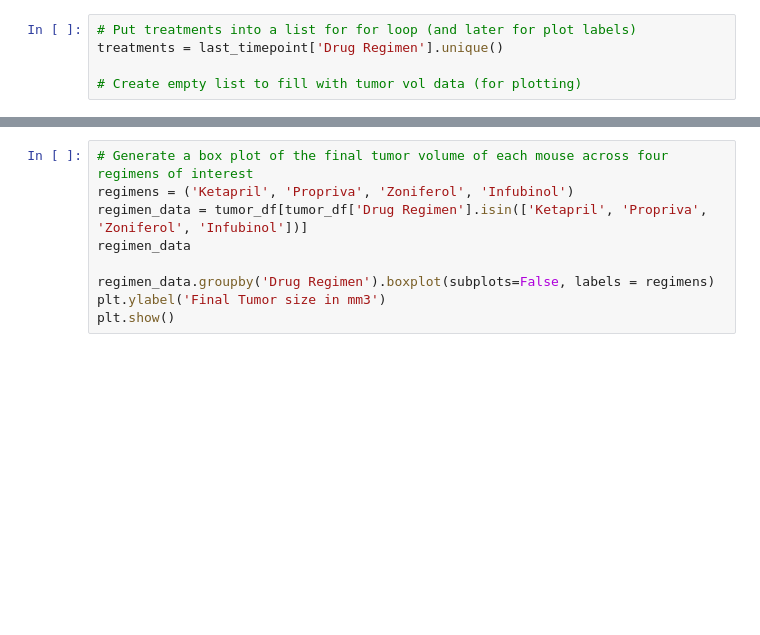
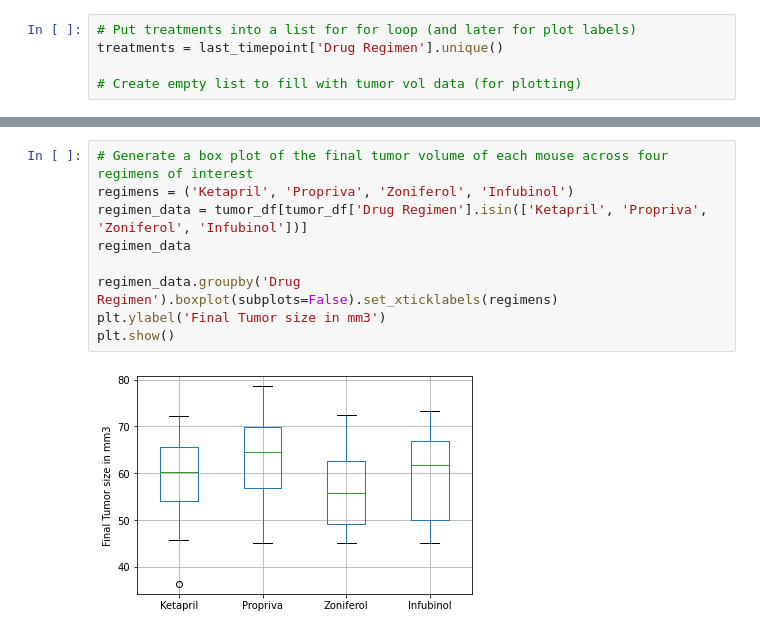
Before and after one commit to emedina2/Matplotlib_Homework, a Jupyter notebook: 02-Homework/05-Matplotlib/Instructions/Pymaceuticals/Pymaceuticals.ipynb, the cells around one changed output, grey strips where cells are left out. Cells and saved outputs as stored; diff of their text form; blank space fills up the shorter version.

```diff
--- a/02-Homework/05-Matplotlib/Instructions/Pymaceuticals/Pymaceuticals.ipynb
+++ b/02-Homework/05-Matplotlib/Instructions/Pymaceuticals/Pymaceuticals.ipynb
@@ -130,12 +239,14 @@ print(f' The outliers are mouse {outliers}.')
 # %%
 # Generate a box plot of the final tumor volume of each mouse across four regimens of interest
 regimens = ('Ketapril', 'Propriva', 'Zoniferol', 'Infubinol')
 regimen_data = tumor_df[tumor_df['Drug Regimen'].isin(['Ketapril', 'Propriva', 'Zoniferol', 'Infubinol'])]
 regimen_data
 
-regimen_data.groupby('Drug Regimen').boxplot(subplots=False, labels = regimens)
+regimen_data.groupby('Drug Regimen').boxplot(subplots=False).set_xticklabels(regimens)
 plt.ylabel('Final Tumor size in mm3')
 plt.show()
+# %% [output]
+[figure, added]
 # %%
 # Generate a line plot of tumor volume vs. time point for a mouse treated with Capomulin
 Capomulin = last_timepoint[last_timepoint['Drug Regimen'].isin(['Capomulin'])]
```
Also changed, not shown: parts of 17 cells of this notebook.
